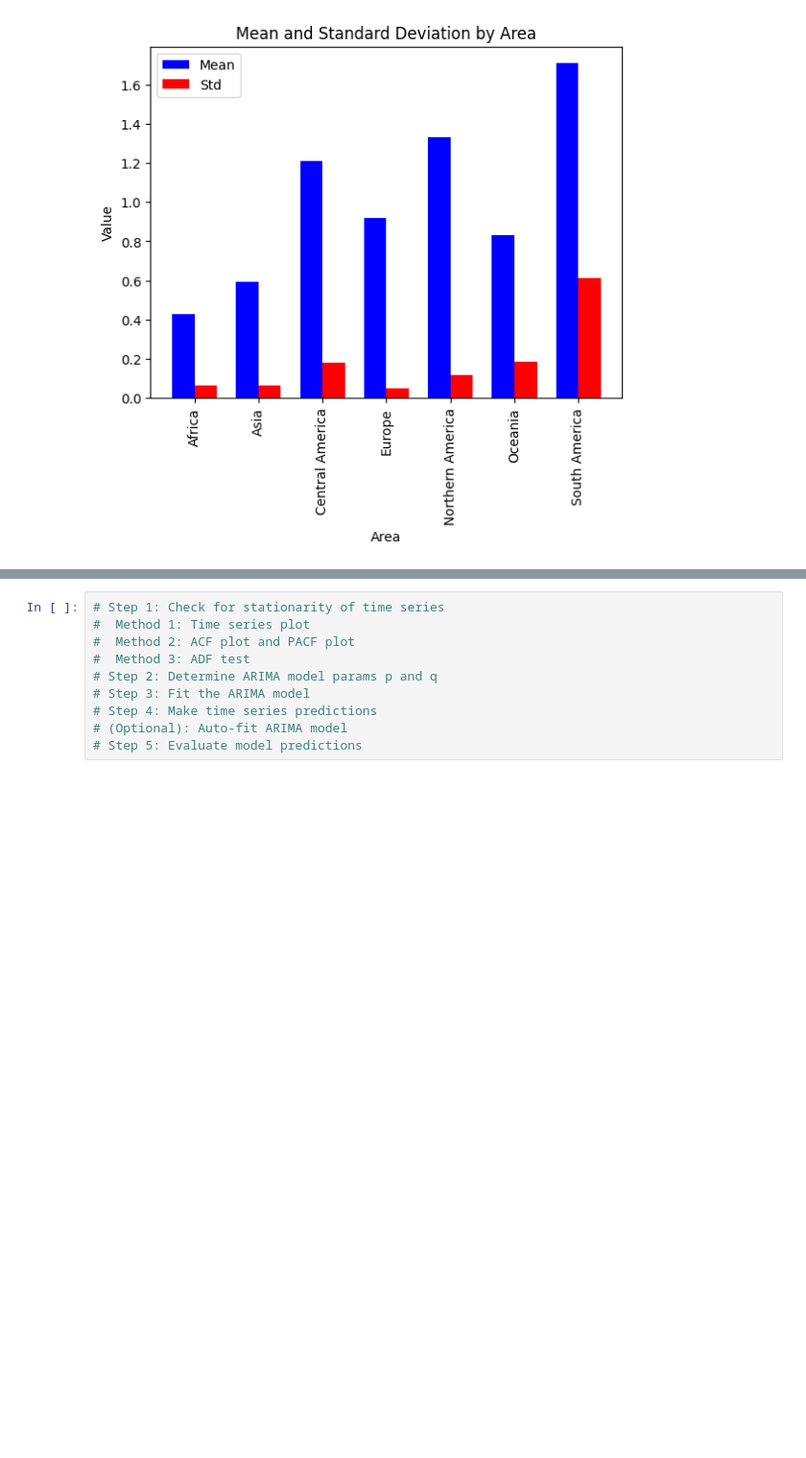
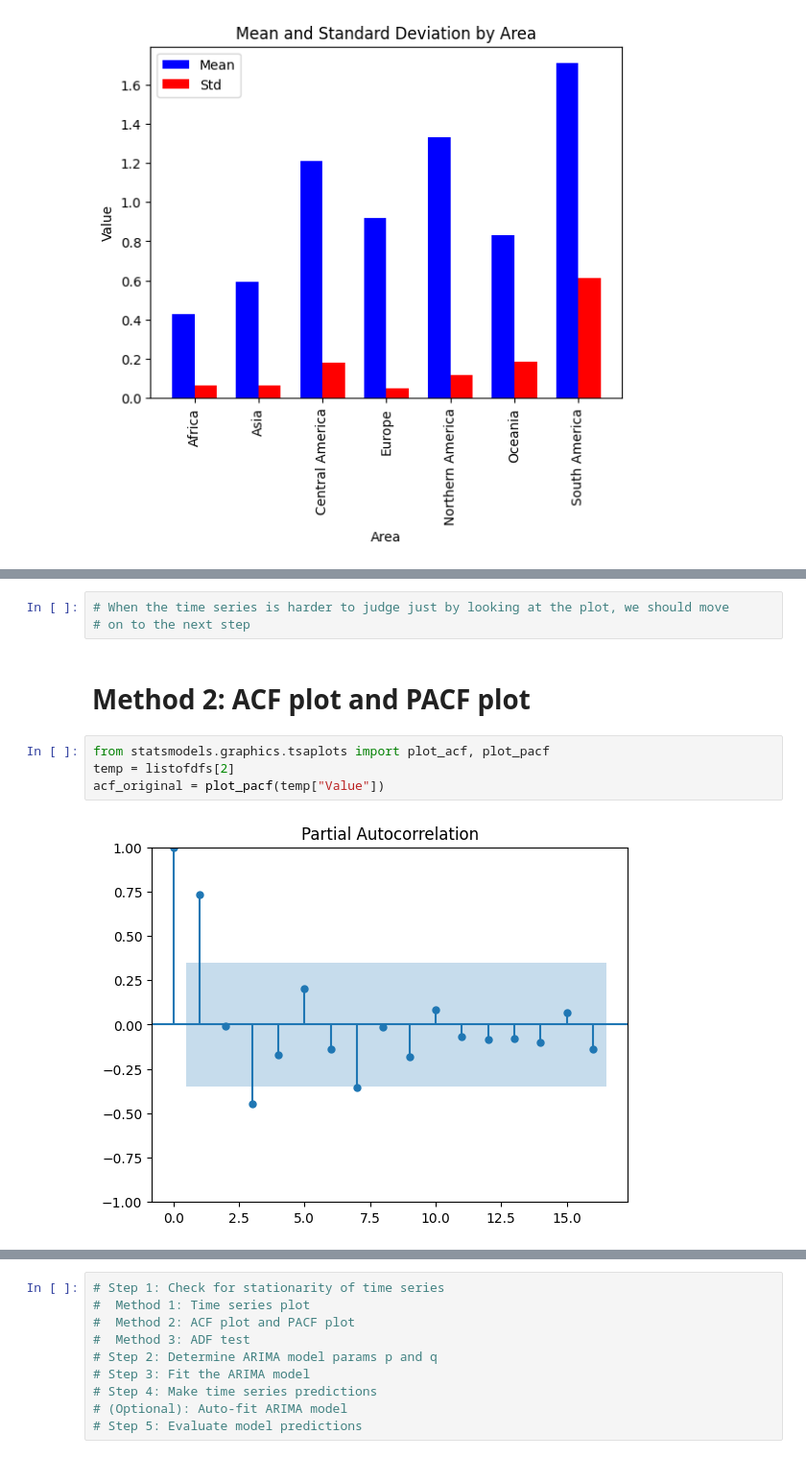
Before and after one commit to TaufiqIslamProtick/pesticide-data-analysis, a Jupyter notebook: source.ipynb, the cells around one changed output, grey strips where cells are left out. Shown at 96% size. Cells and saved outputs as stored; diff of their text form; blank space fills up the shorter version.

```diff
--- a/source.ipynb
+++ b/source.ipynb
@@ -81,0 +114,11 @@ plt.show()
+# %%
+# When the time series is harder to judge just by looking at the plot, we should move
+# on to the next step
+# %% [markdown]
+# Method 2: ACF plot and PACF plot
+# %%
+from statsmodels.graphics.tsaplots import plot_acf, plot_pacf
+temp = listofdfs[2]
+acf_original = plot_pacf(temp["Value"])
+# %% [output]
+[figure, added]
```
Also changed, not shown: parts of 7 cells of this notebook.
